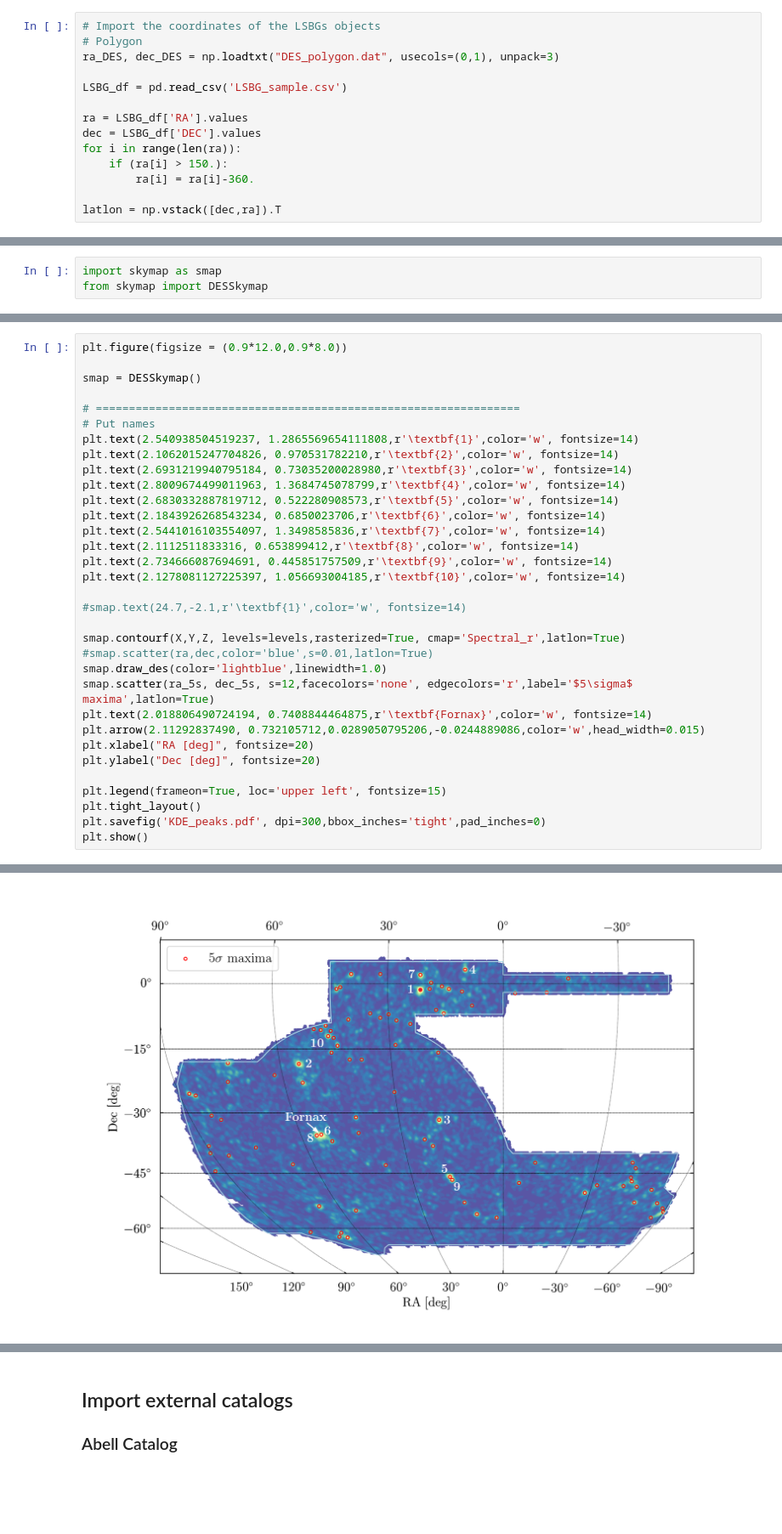
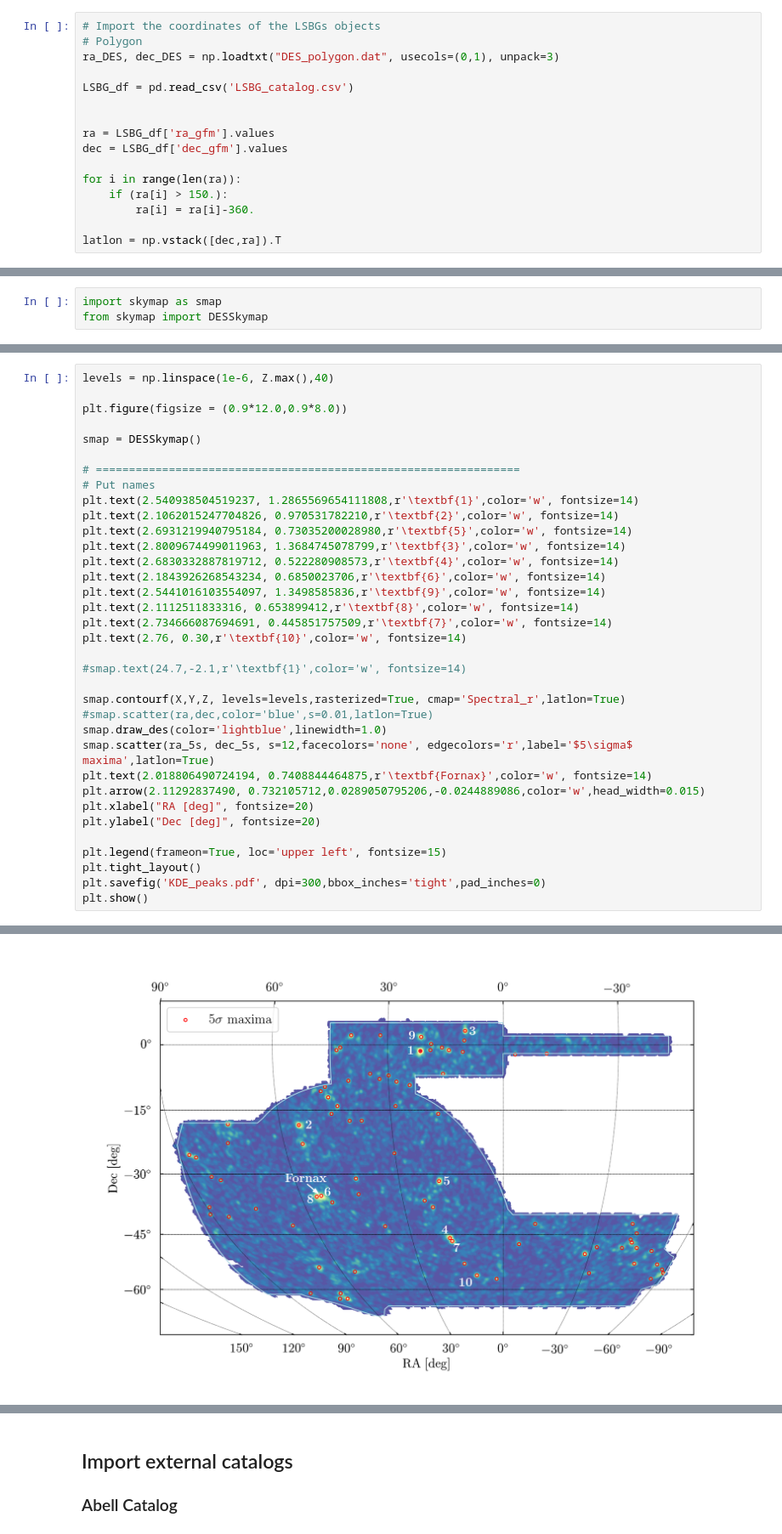
Before and after one commit to dtanoglidis/LSBG-final-codes, a Jupyter notebook: Cluster_Finding.ipynb, the cells around one changed output, grey strips where cells are left out. Shown at 85% size. Saved outputs shown, nothing was run; the diff lists cells and outputs as text; blank space fills up the shorter version.

```diff
--- a/Cluster_Finding.ipynb
+++ b/Cluster_Finding.ipynb
@@ -47,10 +46,12 @@ LSBG_df = pd.read_csv('LSBG_sample.csv')
 # Polygon
 ra_DES, dec_DES = np.loadtxt("DES_polygon.dat", usecols=(0,1), unpack=3)
 
-LSBG_df = pd.read_csv('LSBG_sample.csv')
+LSBG_df = pd.read_csv('LSBG_catalog.csv')
 
-ra = LSBG_df['RA'].values
-dec = LSBG_df['DEC'].values
+
+ra = LSBG_df['ra_gfm'].values
+dec = LSBG_df['dec_gfm'].values
+
 for i in range(len(ra)):
     if (ra[i] > 150.):
         ra[i] = ra[i]-360.
@@ -268,41 +209,43 @@ plot_pretty()
 # %%
+levels = np.linspace(1e-6, Z.max(),40)
+
 plt.figure(figsize = (0.9*12.0,0.9*8.0))
 
 smap = DESSkymap()
 
 # ================================================================
 # Put names
 plt.text(2.540938504519237, 1.2865569654111808,r'\textbf{1}',color='w', fontsize=14)
 plt.text(2.1062015247704826, 0.970531782210,r'\textbf{2}',color='w', fontsize=14)
-plt.text(2.6931219940795184, 0.73035200028980,r'\textbf{3}',color='w', fontsize=14)
-plt.text(2.8009674499011963, 1.3684745078799,r'\textbf{4}',color='w', fontsize=14)
-plt.text(2.6830332887819712, 0.522280908573,r'\textbf{5}',color='w', fontsize=14)
+plt.text(2.6931219940795184, 0.73035200028980,r'\textbf{5}',color='w', fontsize=14)
+plt.text(2.8009674499011963, 1.3684745078799,r'\textbf{3}',color='w', fontsize=14)
+plt.text(2.6830332887819712, 0.522280908573,r'\textbf{4}',color='w', fontsize=14)
 plt.text(2.1843926268543234, 0.6850023706,r'\textbf{6}',color='w', fontsize=14)
-plt.text(2.5441016103554097, 1.3498585836,r'\textbf{7}',color='w', fontsize=14)
+plt.text(2.5441016103554097, 1.3498585836,r'\textbf{9}',color='w', fontsize=14)
 plt.text(2.1112511833316, 0.653899412,r'\textbf{8}',color='w', fontsize=14)
-plt.text(2.734666087694691, 0.445851757509,r'\textbf{9}',color='w', fontsize=14)
-plt.text(2.1278081127225397, 1.056693004185,r'\textbf{10}',color='w', fontsize=14)
+plt.text(2.734666087694691, 0.445851757509,r'\textbf{7}',color='w', fontsize=14)
+plt.text(2.76, 0.30,r'\textbf{10}',color='w', fontsize=14)
 
 #smap.text(24.7,-2.1,r'\textbf{1}',color='w', fontsize=14)
 
 smap.contourf(X,Y,Z, levels=levels,rasterized=True, cmap='Spectral_r',latlon=True)
 #smap.scatter(ra,dec,color='blue',s=0.01,latlon=True)
 smap.draw_des(color='lightblue',linewidth=1.0)
 smap.scatter(ra_5s, dec_5s, s=12,facecolors='none', edgecolors='r',label='$5\sigma$ maxima',latlon=True)
 plt.text(2.018806490724194, 0.7408844464875,r'\textbf{Fornax}',color='w', fontsize=14)
 plt.arrow(2.11292837490, 0.732105712,0.0289050795206,-0.0244889086,color='w',head_width=0.015)
 plt.xlabel("RA [deg]", fontsize=20)
 plt.ylabel("Dec [deg]", fontsize=20)
 
 plt.legend(frameon=True, loc='upper left', fontsize=15)
 plt.tight_layout()
 plt.savefig('KDE_peaks.pdf', dpi=300,bbox_inches='tight',pad_inches=0)
 plt.show()
 # %% [output]
 WARNING: x coordinate not montonically increasing - contour plot
 may not be what you expect.  If it looks odd, your can either
 adjust the map projection region to be consistent with your data, or
 (if your data is on a global lat/lon grid) use the shiftgrid
 function to adjust the data to be consistent with the map projection
 region (see examples/contour_demo.py).
-[figure, old version]
+[figure, new version]
```
Also changed, not shown: parts of 100 cells of this notebook, 9 other files.
